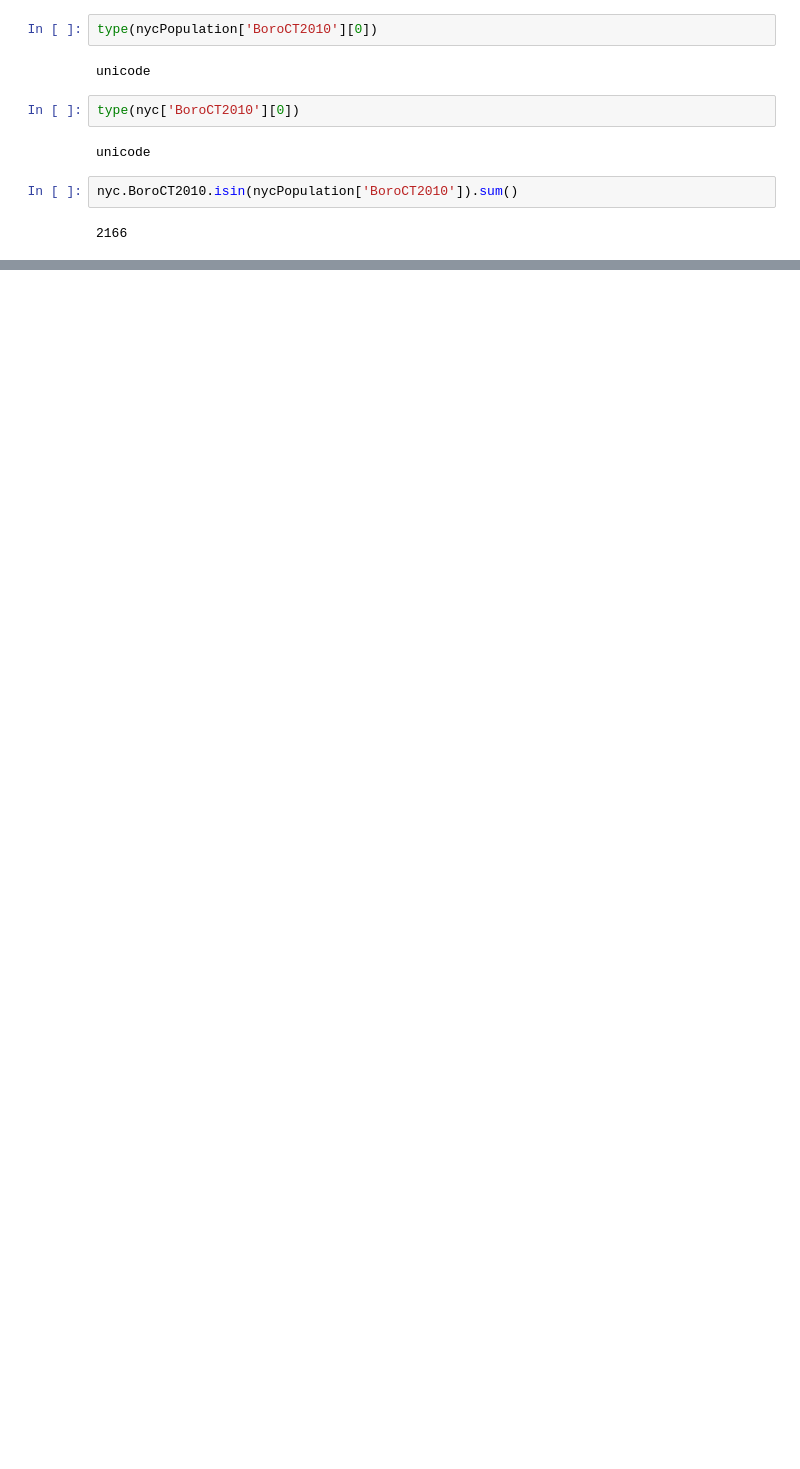
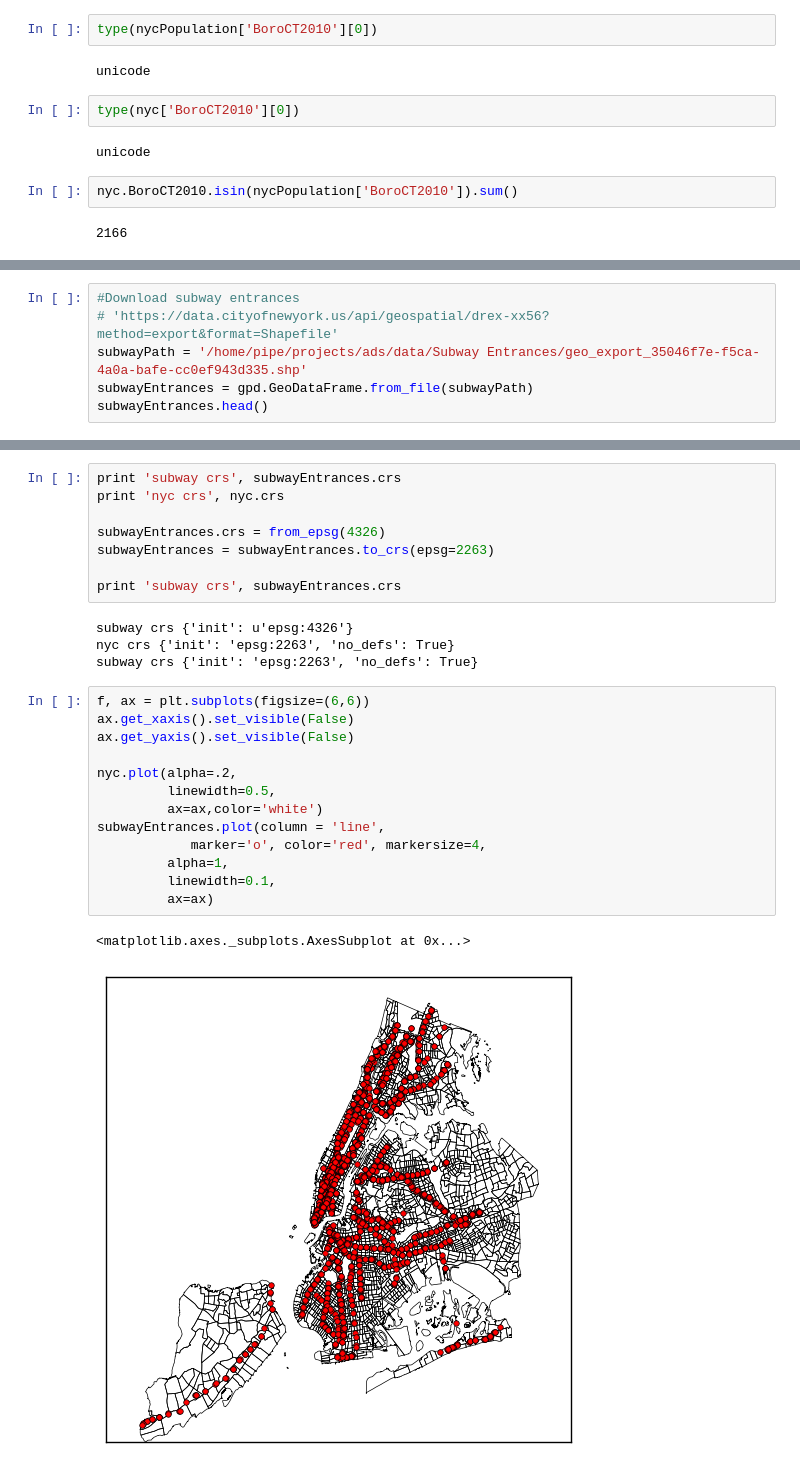
Before and after one commit to alephcero/ads, a Jupyter notebook: geo.ipynb, the cells around one changed output, grey strips where cells are left out. Cells and saved outputs as stored; diff of their text form; blank space fills up the shorter version.

```diff
--- a/geo.ipynb
+++ b/geo.ipynb
@@ -89,0 +97,6 @@ plt.title("Census Tract map colored by boroughs")
+# %%
+#Download subway entrances
+# 'https://data.cityofnewyork.us/api/geospatial/drex-xx56?method=export&format=Shapefile'
+subwayPath = '/home/pipe/projects/ads/data/Subway Entrances/geo_export_35046f7e-f5ca-4a0a-bafe-cc0ef943d335.shp'
+subwayEntrances = gpd.GeoDataFrame.from_file(subwayPath)
+subwayEntrances.head()
@@ -89,0 +110,28 @@ plt.title("Census Tract map colored by boroughs")
+# %%
+print 'subway crs', subwayEntrances.crs
+print 'nyc crs', nyc.crs
+
+subwayEntrances.crs = from_epsg(4326)
+subwayEntrances = subwayEntrances.to_crs(epsg=2263)
+
+print 'subway crs', subwayEntrances.crs
+# %% [output]
+subway crs {'init': u'epsg:4326'}
+nyc crs {'init': 'epsg:2263', 'no_defs': True}
+subway crs {'init': 'epsg:2263', 'no_defs': True}
+# %%
+f, ax = plt.subplots(figsize=(6,6))
+ax.get_xaxis().set_visible(False)
+ax.get_yaxis().set_visible(False)
+
+nyc.plot(alpha=.2,
+         linewidth=0.5,
+         ax=ax,color='white')
+subwayEntrances.plot(column = 'line',
+            marker='o', color='red', markersize=4,
+         alpha=1,
+         linewidth=0.1,
+         ax=ax)
+# %% [output]
+<matplotlib.axes._subplots.AxesSubplot at 0x...>
+[figure, added]
```
Also changed, not shown: parts of 16 cells of this notebook.
